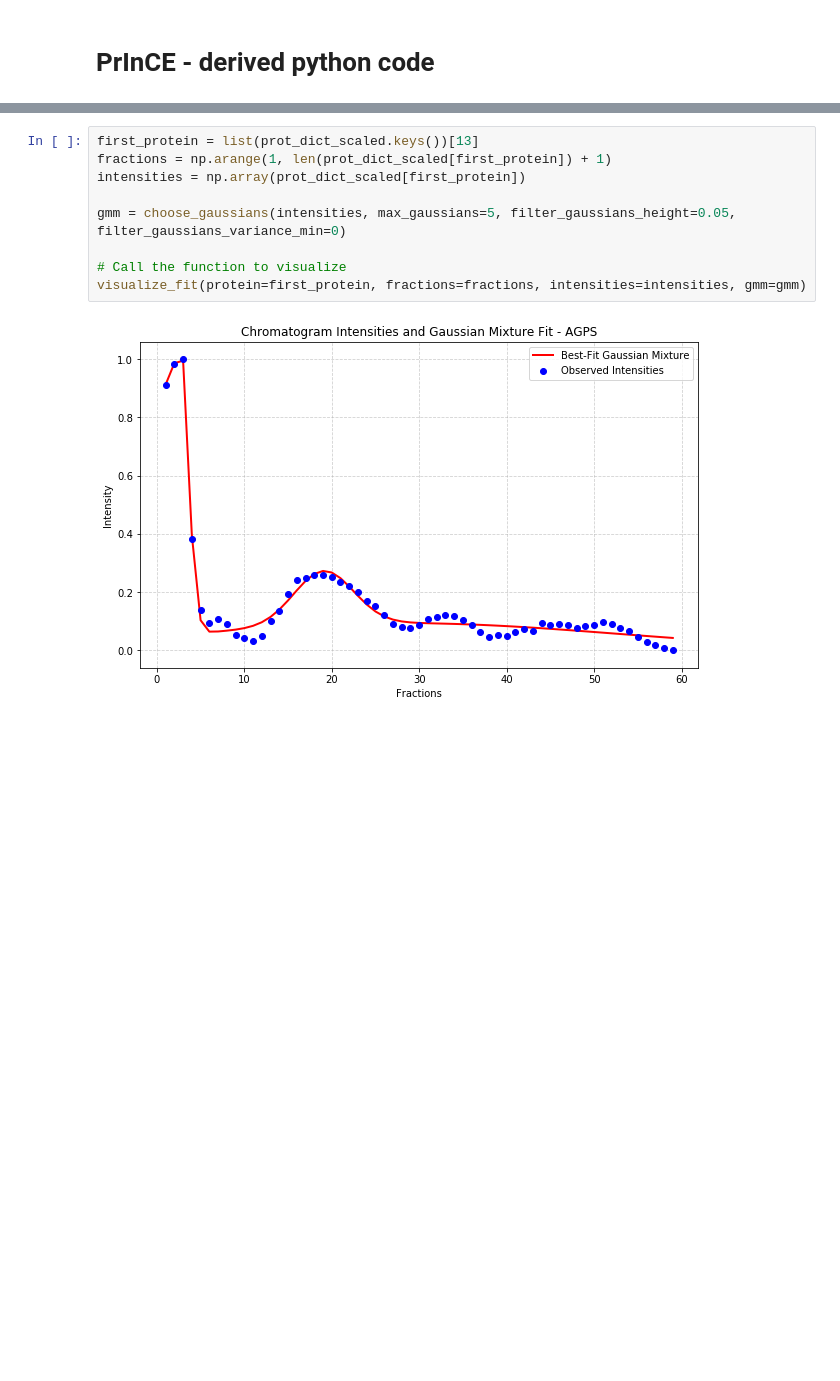
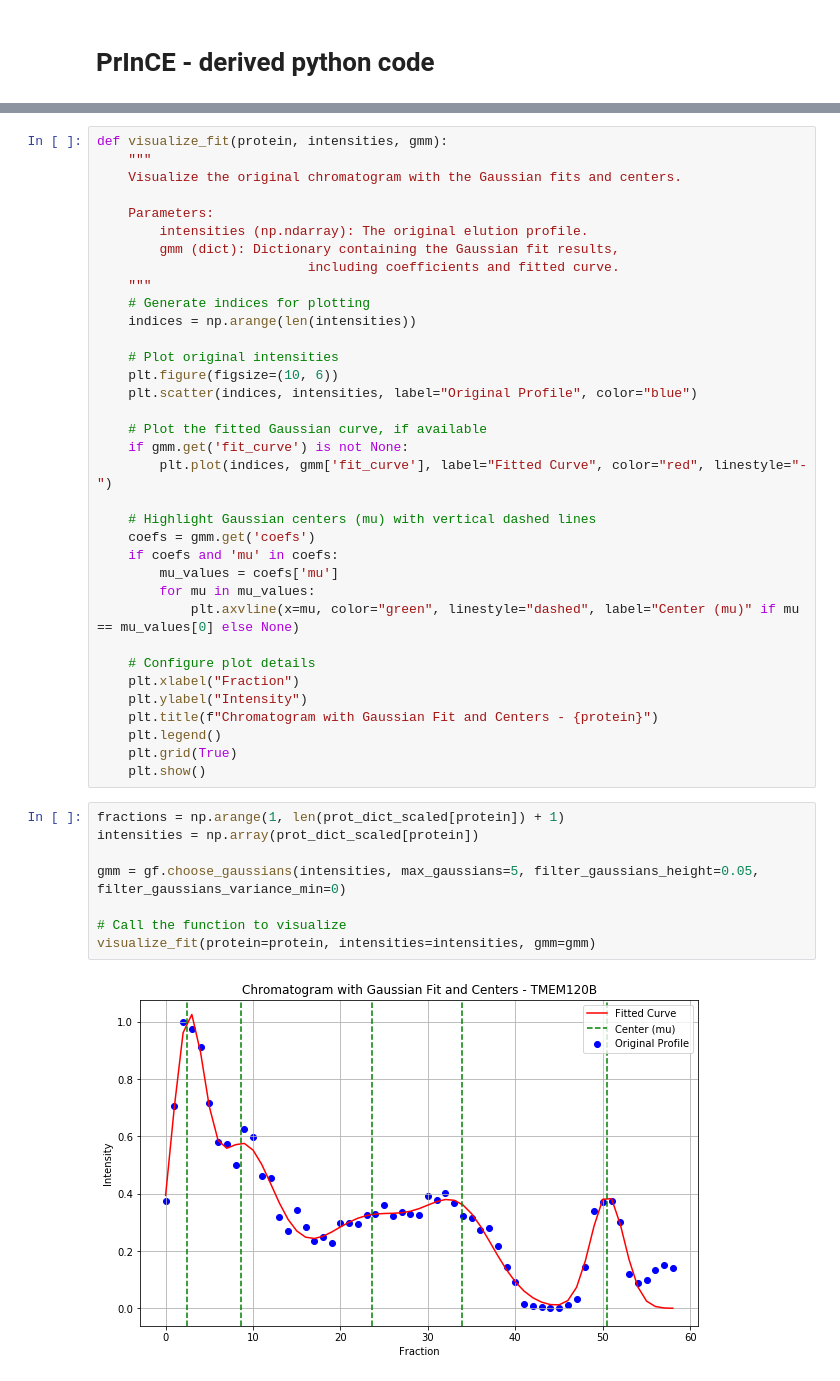
Before and after one commit to marcmuellerETHZ/PCprophet, a Jupyter notebook: PCprophet/sandbox_gmm.ipynb, the cells around one changed output, grey strips where cells are left out. Saved outputs shown, nothing was run; the diff lists cells and outputs as text; blank space fills up the shorter version.

```diff
--- a/PCprophet/sandbox_gmm.ipynb
+++ b/PCprophet/sandbox_gmm.ipynb
@@ -440,11 +81,45 @@ def visualize_fit(protein, fractions, intensities, gmm):
+# %%
+def visualize_fit(protein, intensities, gmm):
+    """
+    Visualize the original chromatogram with the Gaussian fits and centers.
+
+    Parameters:
+        intensities (np.ndarray): The original elution profile.
+        gmm (dict): Dictionary containing the Gaussian fit results,
+                           including coefficients and fitted curve.
+    """
+    # Generate indices for plotting
+    indices = np.arange(len(intensities))
+
+    # Plot original intensities
+    plt.figure(figsize=(10, 6))
+    plt.scatter(indices, intensities, label="Original Profile", color="blue")
+
+    # Plot the fitted Gaussian curve, if available
+    if gmm.get('fit_curve') is not None:
+        plt.plot(indices, gmm['fit_curve'], label="Fitted Curve", color="red", linestyle="-")
+
+    # Highlight Gaussian centers (mu) with vertical dashed lines
+    coefs = gmm.get('coefs')
+    if coefs and 'mu' in coefs:
+        mu_values = coefs['mu']
+        for mu in mu_values:
+            plt.axvline(x=mu, color="green", linestyle="dashed", label="Center (mu)" if mu == mu_values[0] else None)
+
+    # Configure plot details
+    plt.xlabel("Fraction")
+    plt.ylabel("Intensity")
+    plt.title(f"Chromatogram with Gaussian Fit and Centers - {protein}")
+    plt.legend()
+    plt.grid(True)
+    plt.show()
 # %%
-first_protein = list(prot_dict_scaled.keys())[13]
-fractions = np.arange(1, len(prot_dict_scaled[first_protein]) + 1)
-intensities = np.array(prot_dict_scaled[first_protein])
+fractions = np.arange(1, len(prot_dict_scaled[protein]) + 1)
+intensities = np.array(prot_dict_scaled[protein])
 
-gmm = choose_gaussians(intensities, max_gaussians=5, filter_gaussians_height=0.05, filter_gaussians_variance_min=0)
+gmm = gf.choose_gaussians(intensities, max_gaussians=5, filter_gaussians_height=0.05, filter_gaussians_variance_min=0)
 
 # Call the function to visualize
-visualize_fit(protein=first_protein, fractions=fractions, intensities=intensities, gmm=gmm)
+visualize_fit(protein=protein, intensities=intensities, gmm=gmm)
 # %% [output]
-[figure, old version]
+[figure, new version]
```
Also changed, not shown: parts of 11 cells of this notebook, 2 other files.
